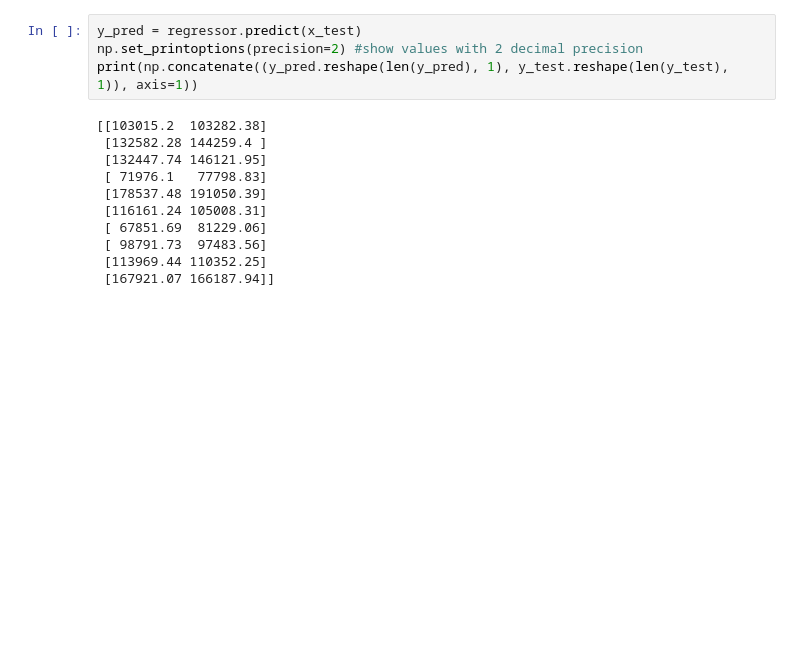
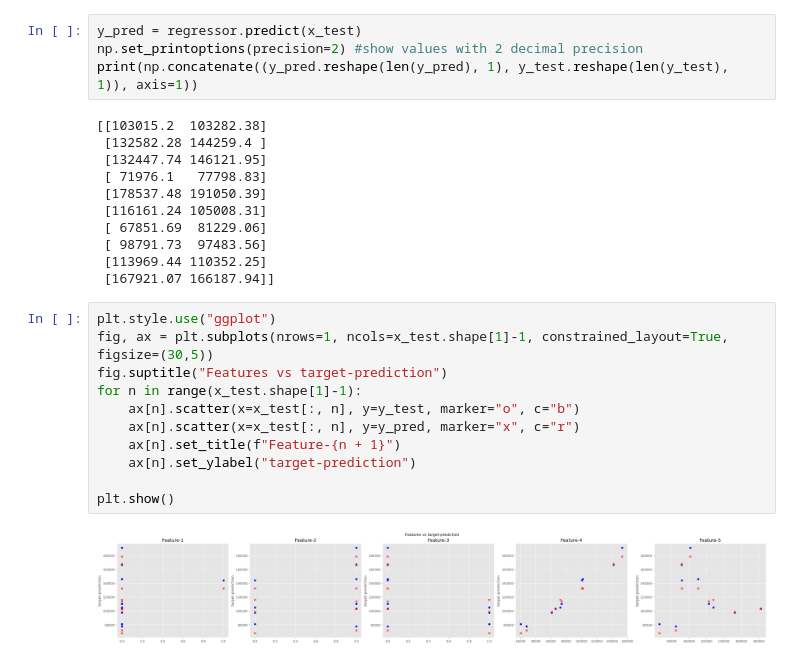
Before and after one commit to thodoris-spyridis/Linear-Regression-Scikit-Learn, a Jupyter notebook: model.ipynb, the cells around one changed output. Cells and saved outputs as stored; diff of their text form; blank space fills up the shorter version.

Commit message:
added pred-target plots
Added target-prediction vs features scatter plot

```diff
--- a/model.ipynb
+++ b/model.ipynb
@@ -55,3 +68,16 @@ print(np.concatenate((y_pred.reshape(len(y_pred), 1), y_test.reshape(len(y_test)
  [ 98791.73  97483.56]
  [113969.44 110352.25]
  [167921.07 166187.94]]
+# %%
+plt.style.use("ggplot")
+fig, ax = plt.subplots(nrows=1, ncols=x_test.shape[1]-1, constrained_layout=True, figsize=(30,5))
+fig.suptitle("Features vs target-prediction")
+for n in range(x_test.shape[1]-1):
+    ax[n].scatter(x=x_test[:, n], y=y_test, marker="o", c="b")
+    ax[n].scatter(x=x_test[:, n], y=y_pred, marker="x", c="r")
+    ax[n].set_title(f"Feature-{n + 1}")
+    ax[n].set_ylabel("target-prediction")
+
+plt.show()
+# %% [output]
+[figure, added]
```
Also changed, not shown: parts of 1 cell of this notebook.
